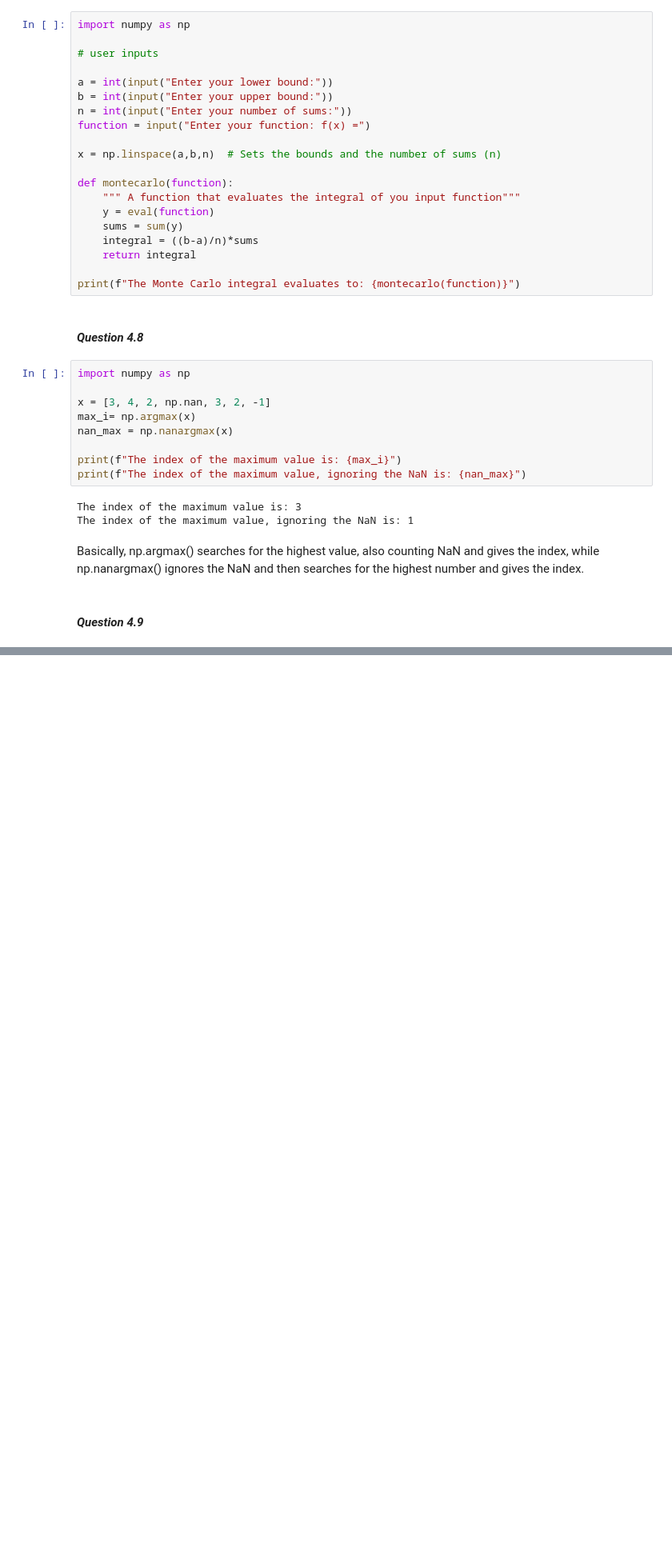
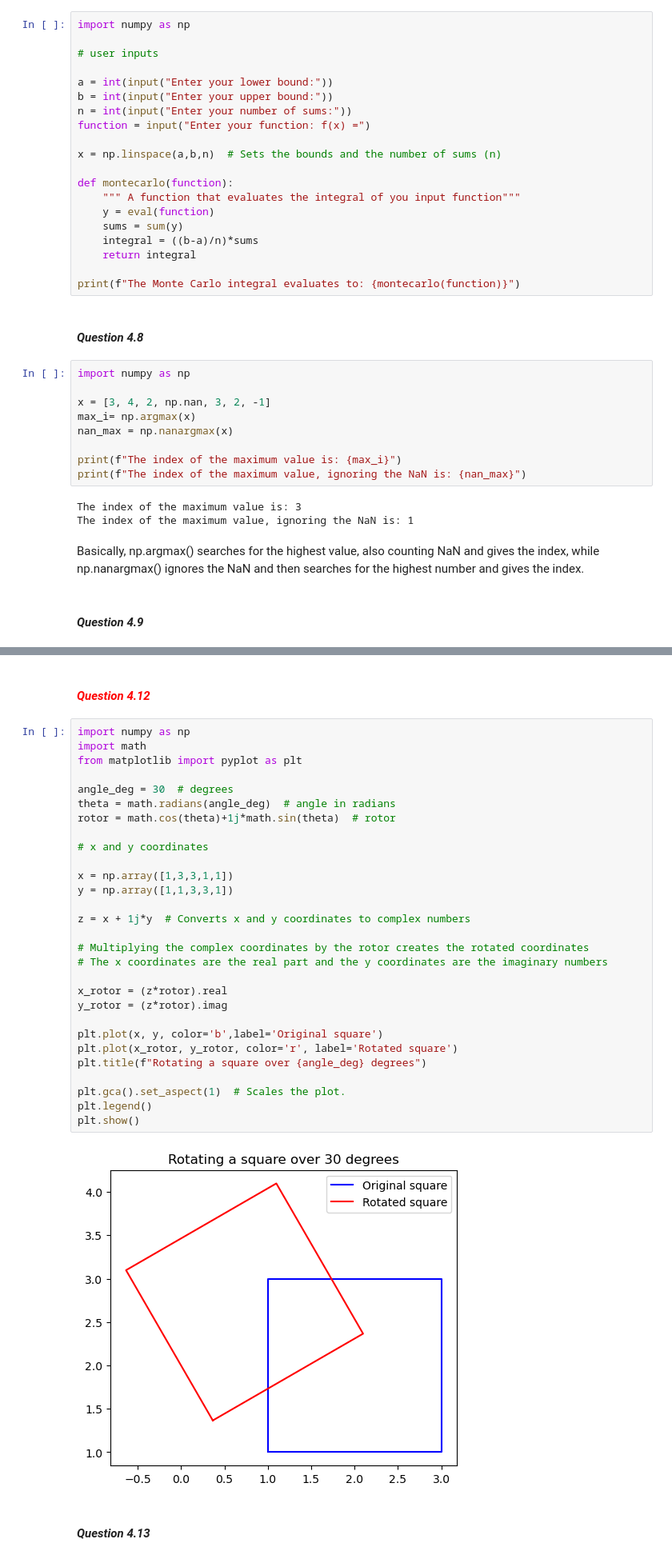
Before and after one commit to lklingens/PROGNUM-repo, a Jupyter notebook: Task4/Answers_week4.ipynb, the cells around one changed output, grey strips where cells are left out. Shown at 80% size. Saved outputs shown, nothing was run; the diff lists cells and outputs as text; blank space fills up the shorter version.

```diff
--- a/Task4/Answers_week4.ipynb
+++ b/Task4/Answers_week4.ipynb
@@ -224,0 +256,35 @@ NameError: name 'condition' is not defined
+# %% [markdown]
+#### <span style="color:red"> *Question 4.12*
+# %%
+import numpy as np
+import math
+from matplotlib import pyplot as plt
+
+angle_deg = 30  # degrees
+theta = math.radians(angle_deg)  # angle in radians
+rotor = math.cos(theta)+1j*math.sin(theta)  # rotor
+
+# x and y coordinates
+
+x = np.array([1,3,3,1,1])
+y = np.array([1,1,3,3,1])
+
+z = x + 1j*y  # Converts x and y coordinates to complex numbers
+
+# Multiplying the complex coordinates by the rotor creates the rotated coordinates
+# The x coordinates are the real part and the y coordinates are the imaginary numbers
+
+x_rotor = (z*rotor).real
+y_rotor = (z*rotor).imag
+
+plt.plot(x, y, color='b',label='Original square')
+plt.plot(x_rotor, y_rotor, color='r', label='Rotated square')
+plt.title(f"Rotating a square over {angle_deg} degrees")
+
+plt.gca().set_aspect(1)  # Scales the plot.
+plt.legend()
+plt.show()
+# %% [output]
+[figure, added]
+# %% [markdown]
+#### *Question 4.13*
```
Also changed, not shown: parts of 20 cells of this notebook, 4 other files.
